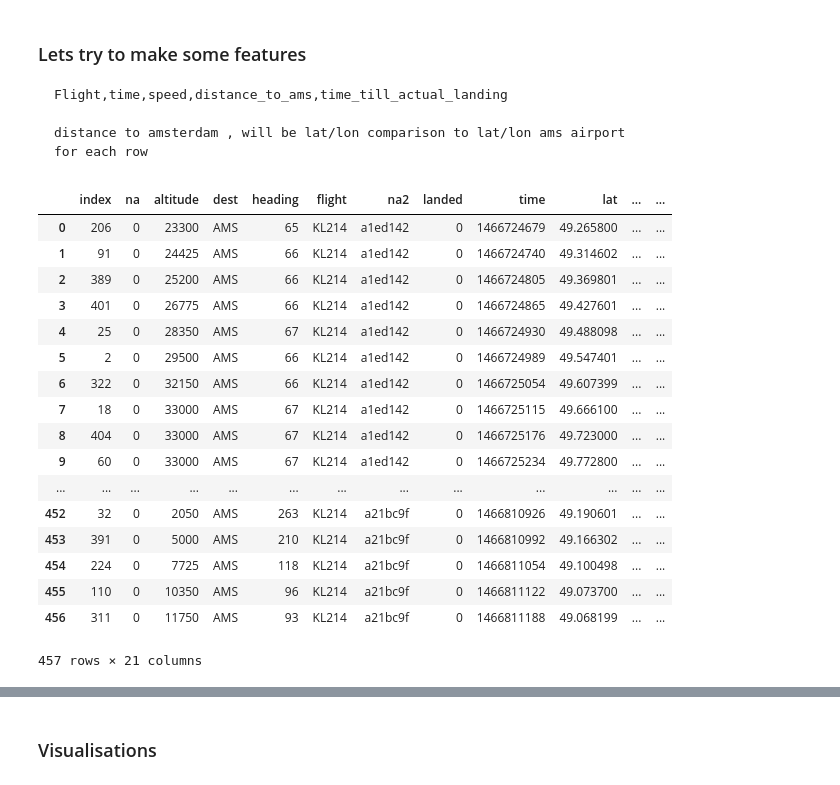
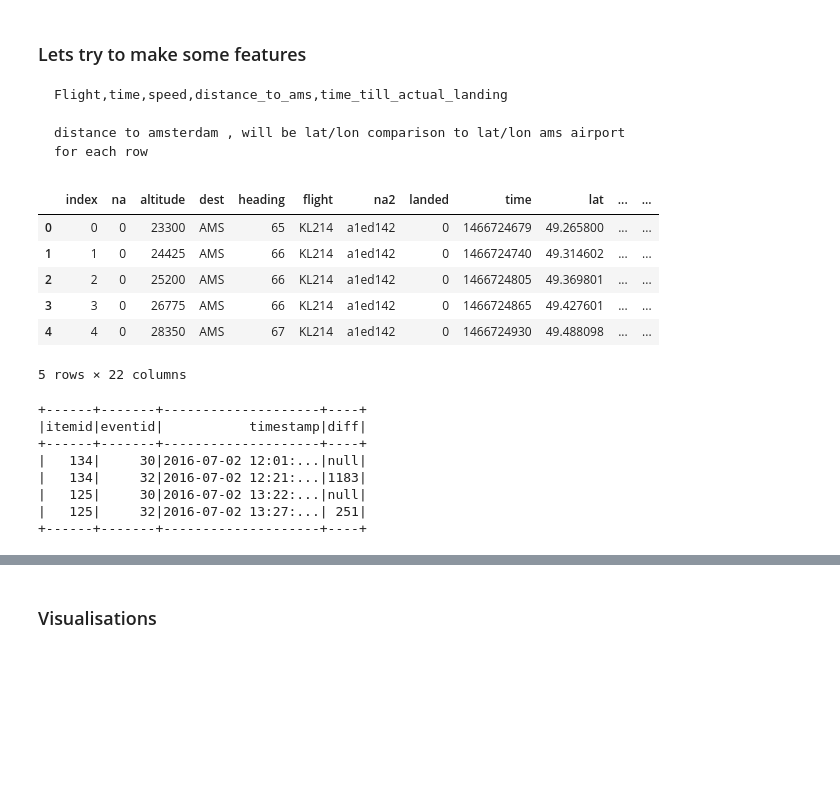
Before and after one commit to michelnossin/pyspark_training_docker, a Jupyter notebook: spark2-jupyter-docker.ipynb, the cells around one changed output, grey strips where cells are left out. Cells and saved outputs as stored; diff of their text form; code cells hidden in the pictures; blank space fills up the shorter version.

```diff
--- a/spark2-jupyter-docker.ipynb
+++ b/spark2-jupyter-docker.ipynb
@@ -857,24 +857,41 @@ tracks_df = tracks_df.withColumn("distance_to_ams", \
 # %%
 #Distance is great, however, after landing, the next row is the NEXT
 # flight
 df = tracks_df.where("flight == 'KL214'").toPandas().sort_values(['time']).reset_index()
-df
+df.head(5)
 # %% [output]
 |  | index | na | altitude | dest | heading | flight | na2 | landed | time | lat | ... | ... |
-| 0 | 206 | 0 | 23300 | AMS | 65 | KL214 | a1ed142 | 0 | 1466724679 | 49.265800 | ... | ... |
-| 1 | 91 | 0 | 24425 | AMS | 66 | KL214 | a1ed142 | 0 | 1466724740 | 49.314602 | ... | ... |
-| 2 | 389 | 0 | 25200 | AMS | 66 | KL214 | a1ed142 | 0 | 1466724805 | 49.369801 | ... | ... |
-| 3 | 401 | 0 | 26775 | AMS | 66 | KL214 | a1ed142 | 0 | 1466724865 | 49.427601 | ... | ... |
-| 4 | 25 | 0 | 28350 | AMS | 67 | KL214 | a1ed142 | 0 | 1466724930 | 49.488098 | ... | ... |
-| 5 | 2 | 0 | 29500 | AMS | 66 | KL214 | a1ed142 | 0 | 1466724989 | 49.547401 | ... | ... |
-| 6 | 322 | 0 | 32150 | AMS | 66 | KL214 | a1ed142 | 0 | 1466725054 | 49.607399 | ... | ... |
-| 7 | 18 | 0 | 33000 | AMS | 67 | KL214 | a1ed142 | 0 | 1466725115 | 49.666100 | ... | ... |
-| 8 | 404 | 0 | 33000 | AMS | 67 | KL214 | a1ed142 | 0 | 1466725176 | 49.723000 | ... | ... |
-| 9 | 60 | 0 | 33000 | AMS | 67 | KL214 | a1ed142 | 0 | 1466725234 | 49.772800 | ... | ... |
-| ... | ... | ... | ... | ... | ... | ... | ... | ... | ... | ... | ... | ... |
-| 452 | 32 | 0 | 2050 | AMS | 263 | KL214 | a21bc9f | 0 | 1466810926 | 49.190601 | ... | ... |
-| 453 | 391 | 0 | 5000 | AMS | 210 | KL214 | a21bc9f | 0 | 1466810992 | 49.166302 | ... | ... |
-| 454 | 224 | 0 | 7725 | AMS | 118 | KL214 | a21bc9f | 0 | 1466811054 | 49.100498 | ... | ... |
-| 455 | 110 | 0 | 10350 | AMS | 96 | KL214 | a21bc9f | 0 | 1466811122 | 49.073700 | ... | ... |
-| 456 | 311 | 0 | 11750 | AMS | 93 | KL214 | a21bc9f | 0 | 1466811188 | 49.068199 | ... | ... |
+| 0 | 0 | 0 | 23300 | AMS | 65 | KL214 | a1ed142 | 0 | 1466724679 | 49.265800 | ... | ... |
+| 1 | 1 | 0 | 24425 | AMS | 66 | KL214 | a1ed142 | 0 | 1466724740 | 49.314602 | ... | ... |
+| 2 | 2 | 0 | 25200 | AMS | 66 | KL214 | a1ed142 | 0 | 1466724805 | 49.369801 | ... | ... |
+| 3 | 3 | 0 | 26775 | AMS | 66 | KL214 | a1ed142 | 0 | 1466724865 | 49.427601 | ... | ... |
+| 4 | 4 | 0 | 28350 | AMS | 67 | KL214 | a1ed142 | 0 | 1466724930 | 49.488098 | ... | ... |
-457 rows × 21 columns
+5 rows × 22 columns
+# %%
+#just a test to compare rows
+from pyspark.sql.functions import col, lag
+from pyspark.sql.window import Window
+
+df = (
+    sc.parallelize([
+        (134, 30, "2016-07-02 12:01:40"), (134, 32, "2016-07-02 12:21:23"),
+        (125, 30, "2016-07-02 13:22:56"), (125, 32, "2016-07-02 13:27:07"),
+    ]).toDF(["itemid", "eventid", "timestamp"])
+    .withColumn("timestamp", col("timestamp").cast("timestamp"))
+)
+
+w = Window.partitionBy("itemid").orderBy("timestamp")
+
+diff = col("timestamp").cast("long") - lag("timestamp", 1).over(w).cast("long")
+
+df = df.withColumn("diff", diff)
+df.show()
+# %% [output]
++------+-------+--------------------+----+
+|itemid|eventid|           timestamp|diff|
++------+-------+--------------------+----+
+|   134|     30|2016-07-02 12:01:...|null|
+|   134|     32|2016-07-02 12:21:...|1183|
+|   125|     30|2016-07-02 13:22:...|null|
+|   125|     32|2016-07-02 13:27:...| 251|
++------+-------+--------------------+----+
```
Also changed, not shown: parts of 14 cells of this notebook.
